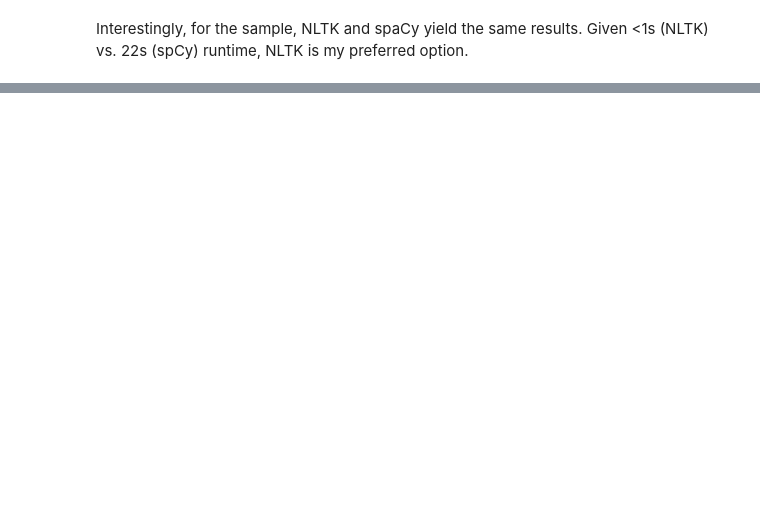
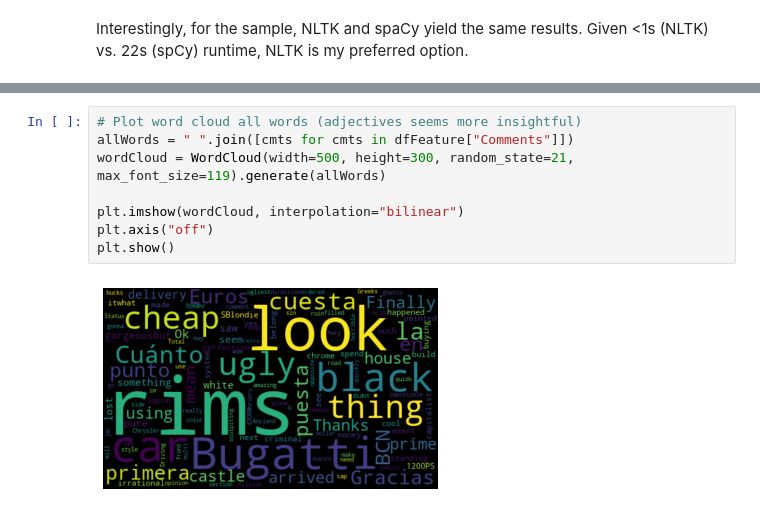
Before and after one commit to johnphilipp/yt-analytics, a Jupyter notebook: test.ipynb, the cells around one changed output, grey strips where cells are left out. Cells and saved outputs as stored; diff of their text form; blank space fills up the shorter version.

```diff
--- a/test.ipynb
+++ b/test.ipynb
@@ -328,0 +414,10 @@ Interestingly, for the sample, NLTK and spaCy yield the same results. Given <1s
+# %%
+# Plot word cloud all words (adjectives seems more insightful)
+allWords = " ".join([cmts for cmts in dfFeature["Comments"]])
+wordCloud = WordCloud(width=500, height=300, random_state=21, max_font_size=119).generate(allWords)
+
+plt.imshow(wordCloud, interpolation="bilinear")
+plt.axis("off")
+plt.show()
+# %% [output]
+[figure, added]
```
Also changed, not shown: parts of 27 cells of this notebook.
